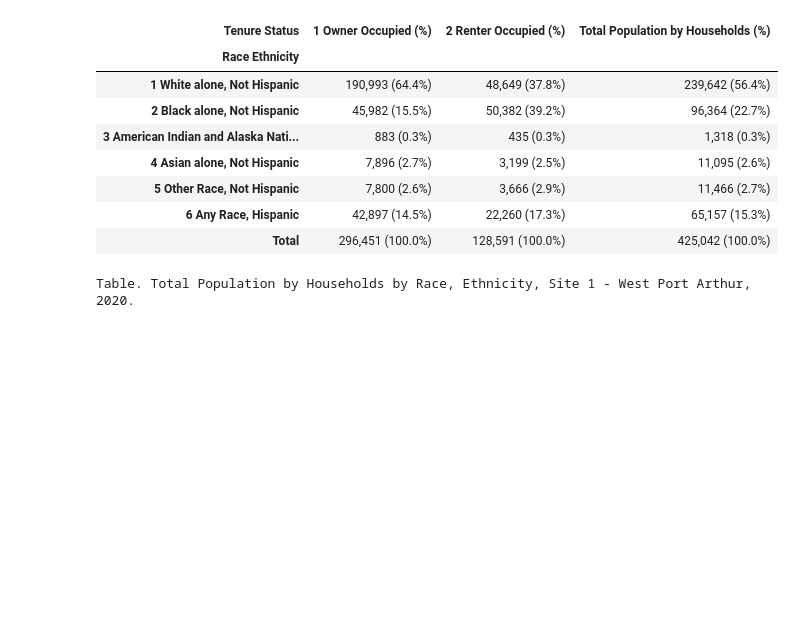
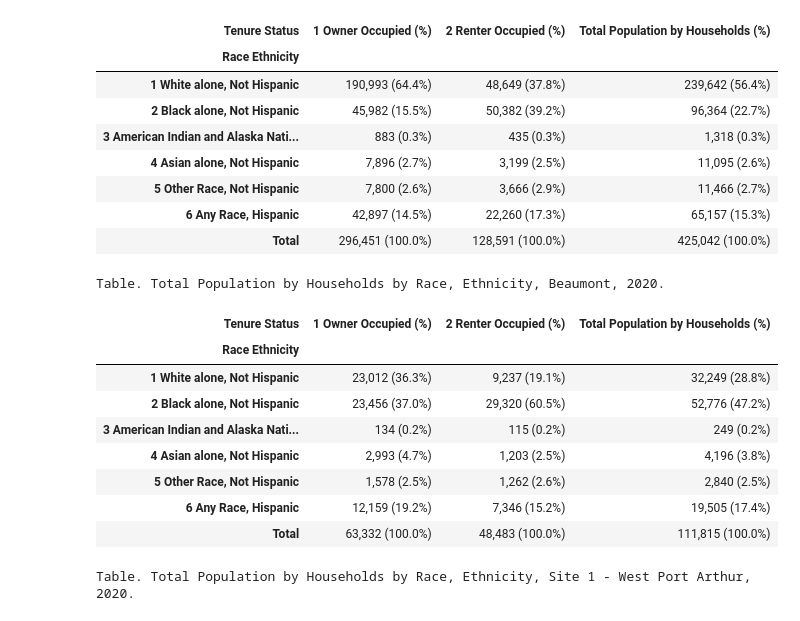
Before and after one commit to npr99/integrate_people_theme1_cookbook, a Jupyter notebook: integrate_people_sites.ipynb, the cells around one changed output. Saved outputs shown, nothing was run; the diff lists cells and outputs as text; code cells hidden in the pictures; blank space fills up the shorter version.

```diff
--- a/integrate_people_sites.ipynb
+++ b/integrate_people_sites.ipynb
@@ -1287,6 +1741,29 @@ Table. Total Population by Households by Race, Ethnicity, Southeast Texas, 2020.
 | 5 Other Race, Not Hispanic | 7,800 (2.6%) | 3,666 (2.9%) | 11,466 (2.7%) |
 | 6 Any Race, Hispanic | 42,897 (14.5%) | 22,260 (17.3%) | 65,157 (15.3%) |
 | Total | 296,451 (100.0%) | 128,591 (100.0%) | 425,042 (100.0%) |
+# %%
+# select place name = Beaumont
+condition = hua_tfsites_gdf_addrace['placeNAME20'] == 'Beaumont'
+beaumont_gdf = hua_tfsites_gdf_addrace[condition]
+PopResultsTable.pop_results_table(
+                  input_df = beaumont_gdf,
+                  who = "Total Population by Households",
+                  what = "by Race, Ethnicity",
+                  where = 'Beaumont',
+                  when = '2020',
+                  row_index = "Race Ethnicity",
+                  col_index = 'Tenure Status')
+# %% [output]
+Table. Total Population by Households by Race, Ethnicity, Beaumont, 2020.
+| Tenure Status | 1 Owner Occupied (%) | 2 Renter Occupied (%) | Total Population by Households (%) |
+| Race Ethnicity |  |  |  |
+| 1 White alone, Not Hispanic | 23,012 (36.3%) | 9,237 (19.1%) | 32,249 (28.8%) |
+| 2 Black alone, Not Hispanic | 23,456 (37.0%) | 29,320 (60.5%) | 52,776 (47.2%) |
+| 3 American Indian and Alaska Nati... | 134 (0.2%) | 115 (0.2%) | 249 (0.2%) |
+| 4 Asian alone, Not Hispanic | 2,993 (4.7%) | 1,203 (2.5%) | 4,196 (3.8%) |
+| 5 Other Race, Not Hispanic | 1,578 (2.5%) | 1,262 (2.6%) | 2,840 (2.5%) |
+| 6 Any Race, Hispanic | 12,159 (19.2%) | 7,346 (15.2%) | 19,505 (17.4%) |
+| Total | 63,332 (100.0%) | 48,483 (100.0%) | 111,815 (100.0%) |
 # %%
 # look just at site 1
 site1_hua_gdf = hua_tfsites_gdf_addrace[hua_tfsites_gdf_addrace['Site_ID'] == 1]
```
Also changed, not shown: parts of 7 cells of this notebook, 16 other files.
